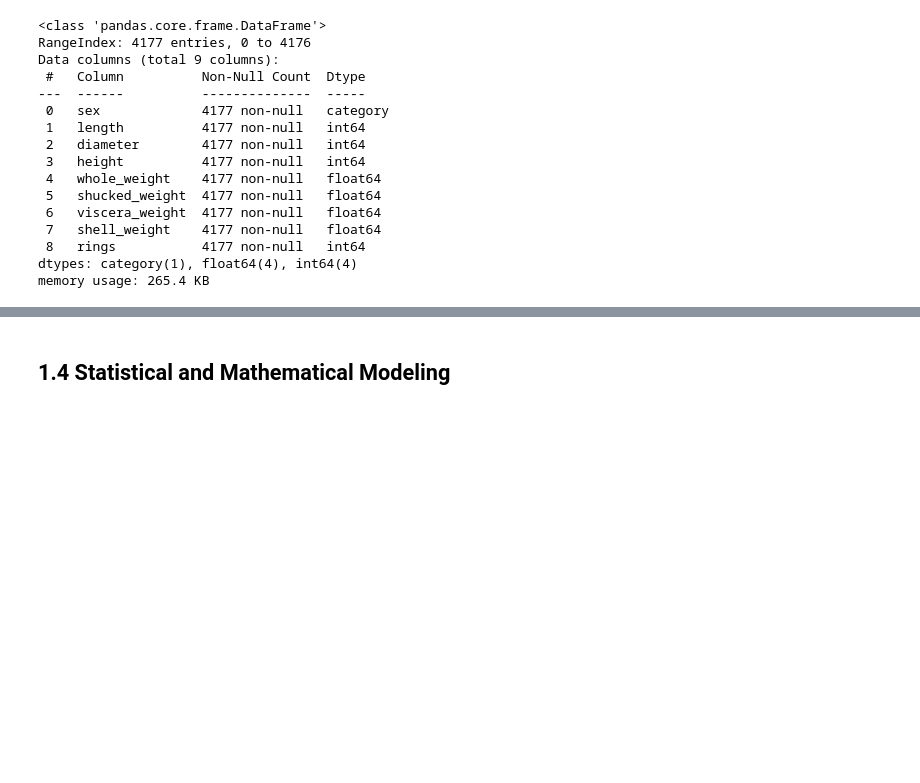
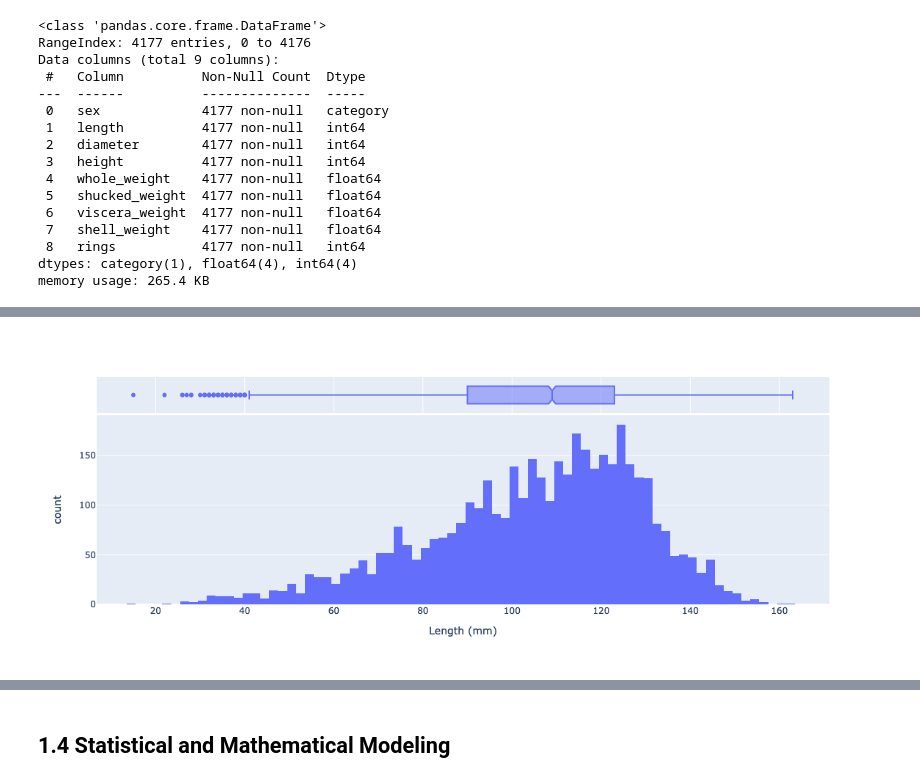
Before and after one commit to natemcintosh/en_685_648_data_science, a Jupyter notebook: 7_module/problem_set/nmcinto2.ipynb, the cells around one changed output, grey strips where cells are left out. Saved outputs shown, nothing was run; the diff lists cells and outputs as text; code cells hidden in the pictures; blank space fills up the shorter version.

```diff
--- a/7_module/problem_set/nmcinto2.ipynb
+++ b/7_module/problem_set/nmcinto2.ipynb
@@ -96,0 +115,4 @@ len(list(it.combinations(range(9), 2)))
+# %%
+px.histogram(df, x = "length", marginal='box', labels={"length":"Length (mm)"})
+# %% [output]
+[figure, added]
```
Also changed, not shown: parts of 32 cells of this notebook.
